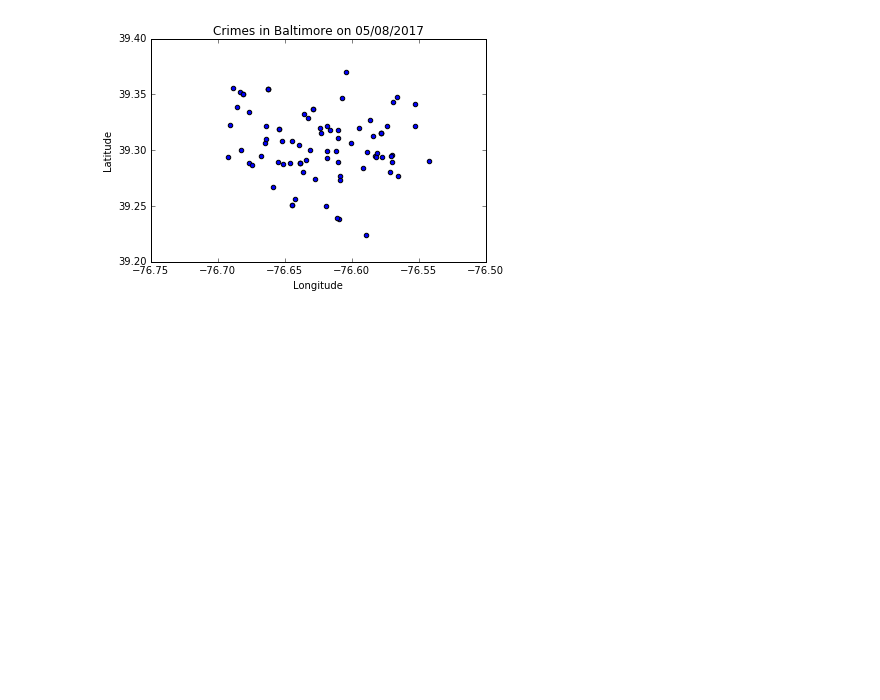
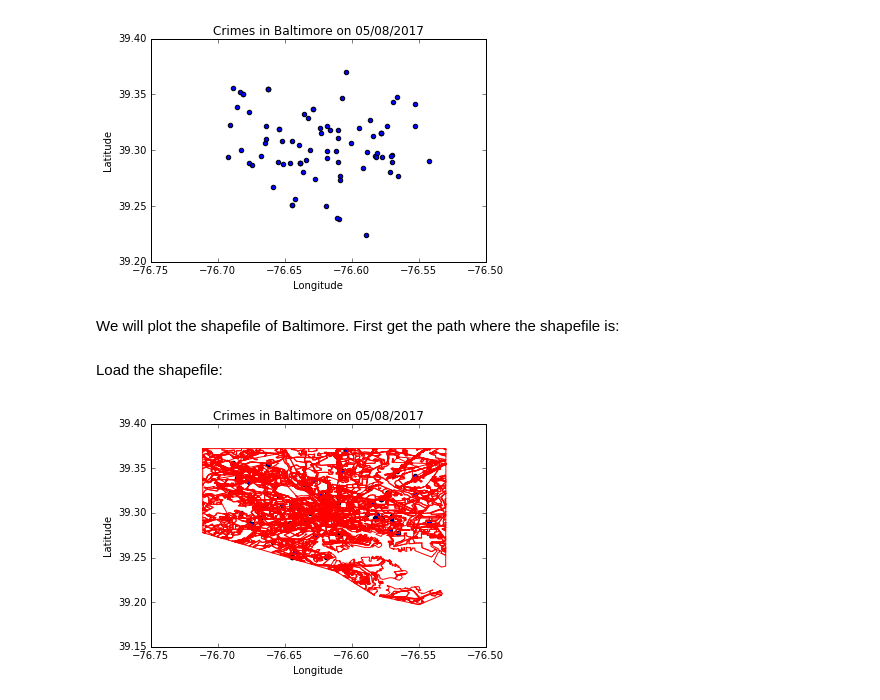
Before and after one commit to rmmariano/CAP386_intro_data_science, a Jupyter notebook: projeto/crimes_baltimore/crimes_baltimore.ipynb, the cells around one changed output. Cells and saved outputs as stored; diff of their text form; code cells hidden in the pictures; blank space fills up the shorter version.

Commit message:
Ploting Baltimore Shapefile

```diff
--- a/projeto/crimes_baltimore/crimes_baltimore.ipynb
+++ b/projeto/crimes_baltimore/crimes_baltimore.ipynb
@@ -174,3 +177,37 @@ plt.scatter(x, y)
 # %% [output]
 <matplotlib.collections.PathCollection at 0x...>
 [figure]
+# %% [markdown]
+We will plot the shapefile of Baltimore. First get the path where the shapefile is:
+# %%
+shpFilePath = "/media/rodrigo/blue_white/f/INPE/mestrado/2017/p2/intro_data_science/projeto/crimes_baltimore/files/shp/landuse_4326/landuse_4326.shp"
+# %% [markdown]
+Load the shapefile:
+# %%
+sf = shp.Reader(shpFilePath)
+# %%
+for shape in sf.shapeRecords():
+    x = [i[0] for i in shape.shape.points[:]]
+    y = [i[1] for i in shape.shape.points[:]]
+    plt.plot(x, y, 'r')
+
+
+
+
+x = list(df_crimes_in_date["Longitude"])
+y = list(df_crimes_in_date["Latitude"])
+
+plt.title('Crimes in Baltimore on ' + str(date.date().strftime("%d/%m/%Y")))
+
+plt.xlabel('Longitude')
+plt.ylabel('Latitude')
+
+plt.scatter(x, y)
+
+
+
+
+plt.savefig('baltimore_4326.png')
+plt.show()
+# %% [output]
+[figure, added]
```
Also changed, not shown: parts of 1 cell of this notebook, 30 other files.
